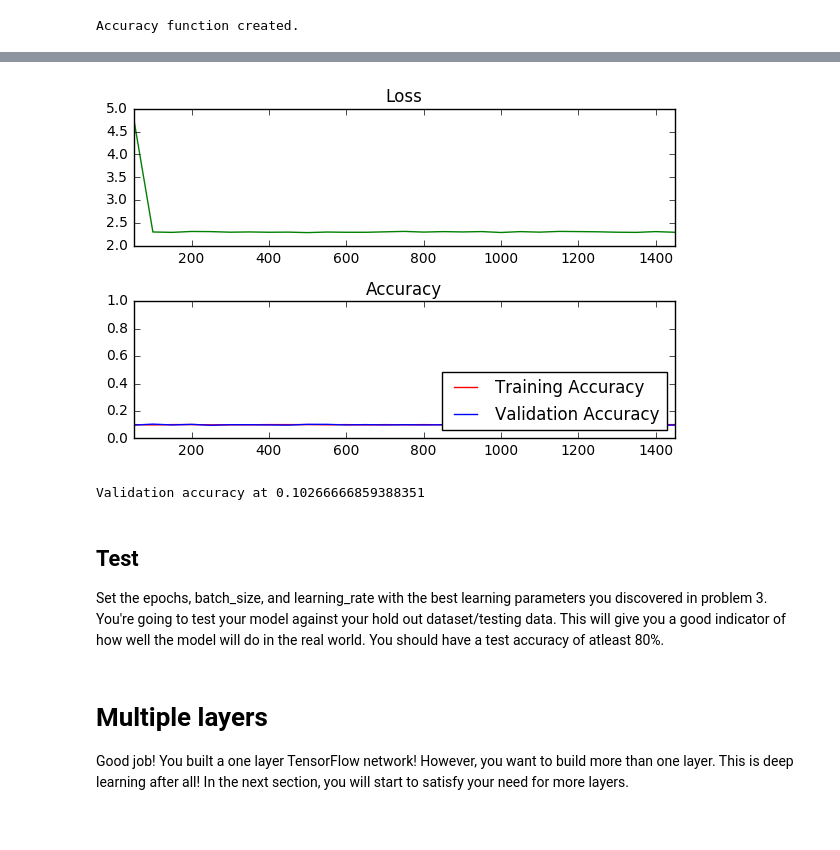
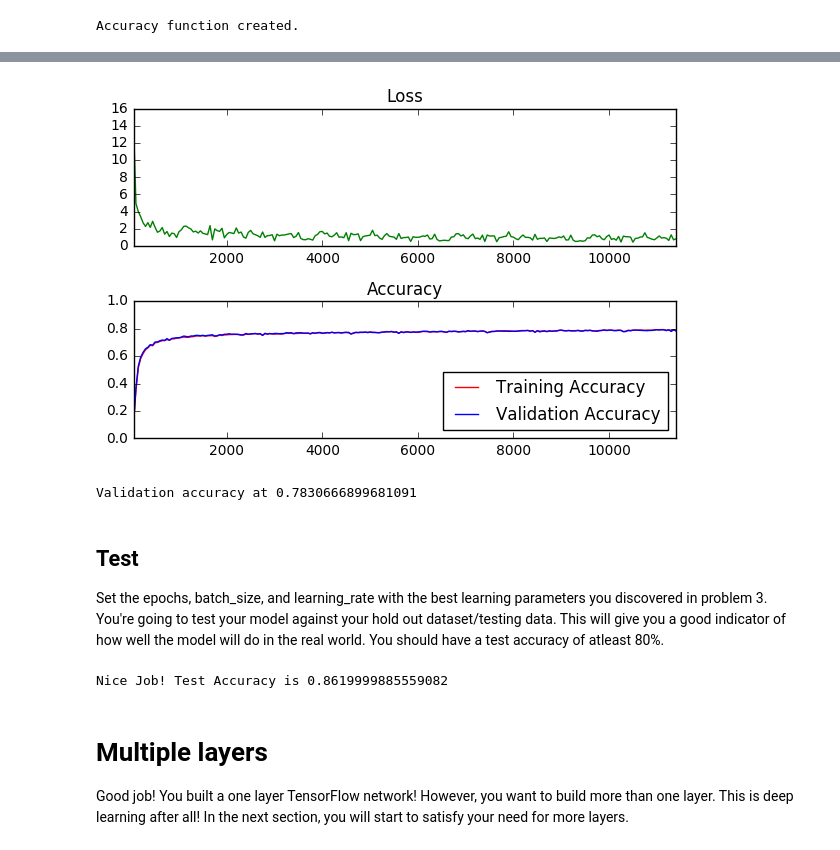
Before and after one commit to mgruben/TensorLab, a Jupyter notebook: lab.ipynb, the cells around one changed output, grey strips where cells are left out. Saved outputs shown, nothing was run; the diff lists cells and outputs as text; code cells hidden in the pictures.

```diff
--- a/lab.ipynb
+++ b/lab.ipynb
@@ -347,9 +362,9 @@ The code will print out a Loss and Accuracy graph, so you can see how well the n
 *If you're having trouble solving problem 3, you can view the solution [here](https://github.com/udacity/CarND-TensorFlow-Lab/blob/master/solutions.ipynb).*
 # %%
 # ToDo: Find the best parameters for each configuration
-epochs = 1 # but the same accuracy results from all of the other epoch values as well, this one's just the fastest
-batch_size = 100
-learning_rate = 0.2
+epochs = 4
+batch_size = 50
+learning_rate = 0.1
 
 
 
@@ -393,41 +408,41 @@ with tf.Session() as session:
                 # Calculate Training and Validation accuracy
                 training_accuracy = session.run(accuracy, feed_dict=train_feed_dict)
                 validation_accuracy = session.run(accuracy, feed_dict=valid_feed_dict)
 
                 # Log batches
                 previous_batch = batches[-1] if batches else 0
                 batches.append(log_batch_step + previous_batch)
                 loss_batch.append(l)
                 train_acc_batch.append(training_accuracy)
                 valid_acc_batch.append(validation_accuracy)
 
         # Check accuracy against Validation data
         validation_accuracy = session.run(accuracy, feed_dict=valid_feed_dict)
 
 loss_plot = plt.subplot(211)
 loss_plot.set_title('Loss')
 loss_plot.plot(batches, loss_batch, 'g')
 loss_plot.set_xlim([batches[0], batches[-1]])
 acc_plot = plt.subplot(212)
 acc_plot.set_title('Accuracy')
 acc_plot.plot(batches, train_acc_batch, 'r', label='Training Accuracy')
 acc_plot.plot(batches, valid_acc_batch, 'b', label='Validation Accuracy')
 acc_plot.set_ylim([0, 1.0])
 acc_plot.set_xlim([batches[0], batches[-1]])
 acc_plot.legend(loc=4)
 plt.tight_layout()
 plt.show()
 
 print('Validation accuracy at {}'.format(validation_accuracy))
 # %% [output]
-[figure, old version]
+[figure, new version]
-Validation accuracy at 0.10266666859388351
+Validation accuracy at 0.7830666899681091
 # %% [markdown]
 ## Test
 Set the epochs, batch_size, and learning_rate with the best learning parameters you discovered in problem 3.  You're going to test your model against your hold out dataset/testing data.  This will give you a good indicator of how well the model will do in the real world.  You should have a test accuracy of atleast 80%.
 # %%
 # ToDo: Set the epochs, batch_size, and learning_rate with the best parameters from problem 3
-epochs = 1
+epochs = 5
 batch_size = 50
 learning_rate = 0.1
 
@@ -463,6 +478,8 @@ with tf.Session() as session:
 
 assert test_accuracy >= 0.80, 'Test accuracy at {}, should be equal to or greater than 0.80'.format(test_accuracy)
 print('Nice Job! Test Accuracy is {}'.format(test_accuracy))
+# %% [output]
+Nice Job! Test Accuracy is 0.8619999885559082
 # %% [markdown]
 # Multiple layers
 Good job!  You built a one layer TensorFlow network!  However, you want to build more than one layer.  This is deep learning after all!  In the next section, you will start to satisfy your need for more layers.
```
Also changed, not shown: parts of 7 cells of this notebook.
